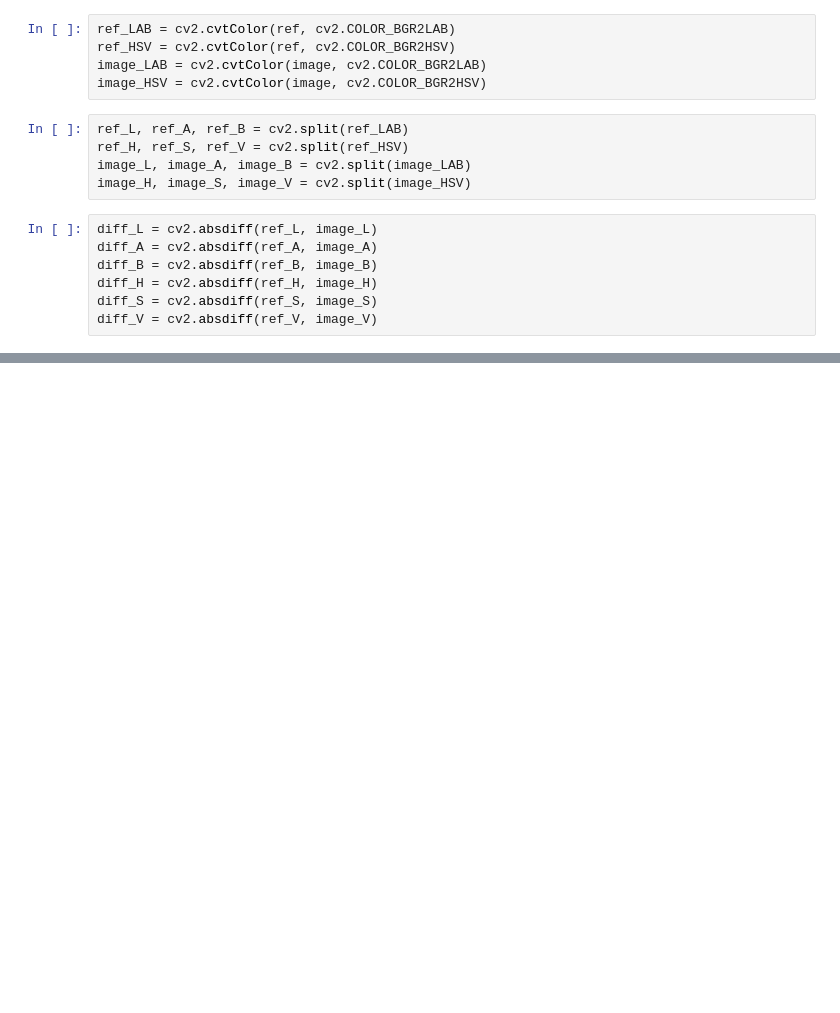
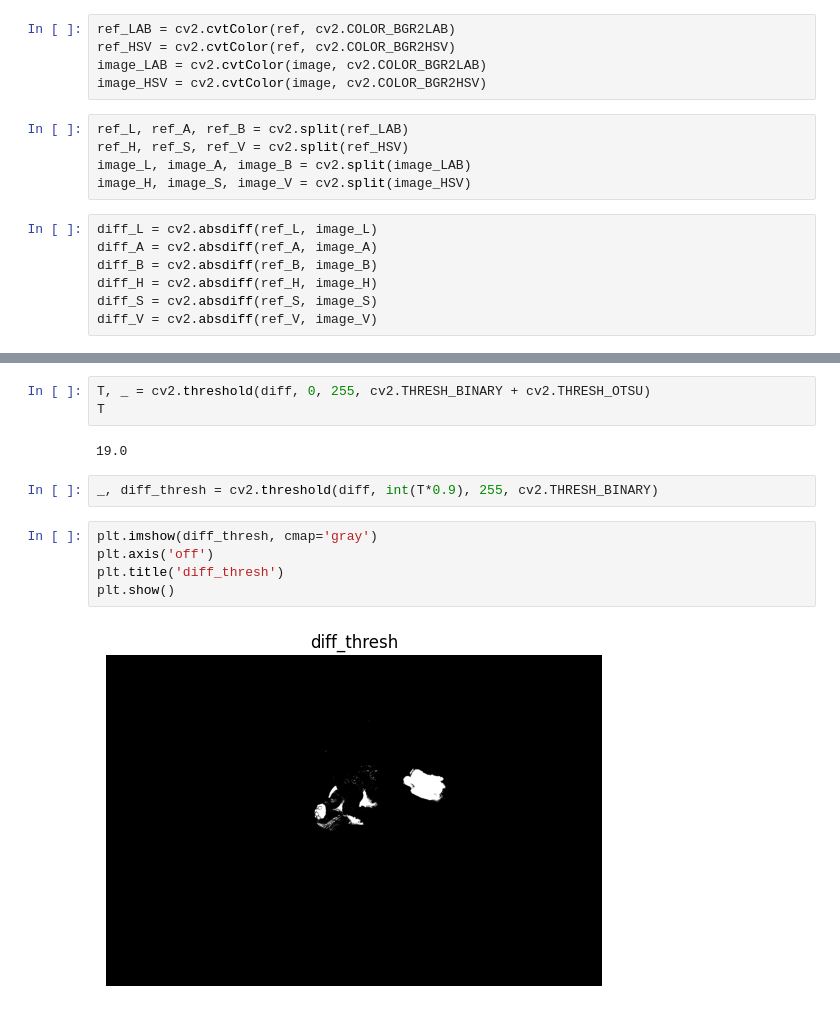
Before and after one commit to Paul-Fontaine/TP1_vision_artificielle, a Jupyter notebook: LAB_HSV.ipynb, the cells around one changed output, grey strips where cells are left out. Saved outputs shown, nothing was run; the diff lists cells and outputs as text; blank space fills up the shorter version.

```diff
--- a/LAB_HSV.ipynb
+++ b/LAB_HSV.ipynb
@@ -78,0 +71,14 @@ fig.savefig(f'diffs/{piece}/diff_IMG_{id}.png')
+# %%
+T, _ = cv2.threshold(diff, 0, 255, cv2.THRESH_BINARY + cv2.THRESH_OTSU)
+T
+# %% [output]
+19.0
+# %%
+_, diff_thresh = cv2.threshold(diff, int(T*0.9), 255, cv2.THRESH_BINARY)
+# %%
+plt.imshow(diff_thresh, cmap='gray')
+plt.axis('off')
+plt.title('diff_thresh')
+plt.show()
+# %% [output]
+[figure, added]
```
Also changed, not shown: parts of 15 cells of this notebook, 1 other file.
